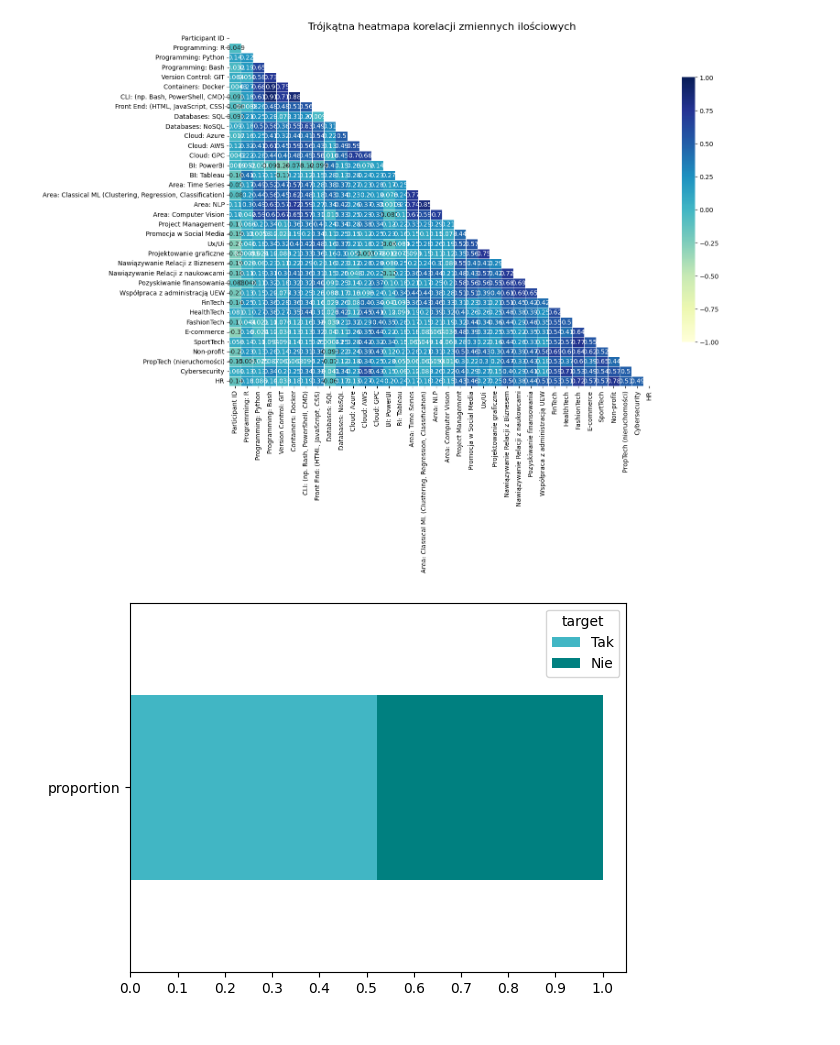
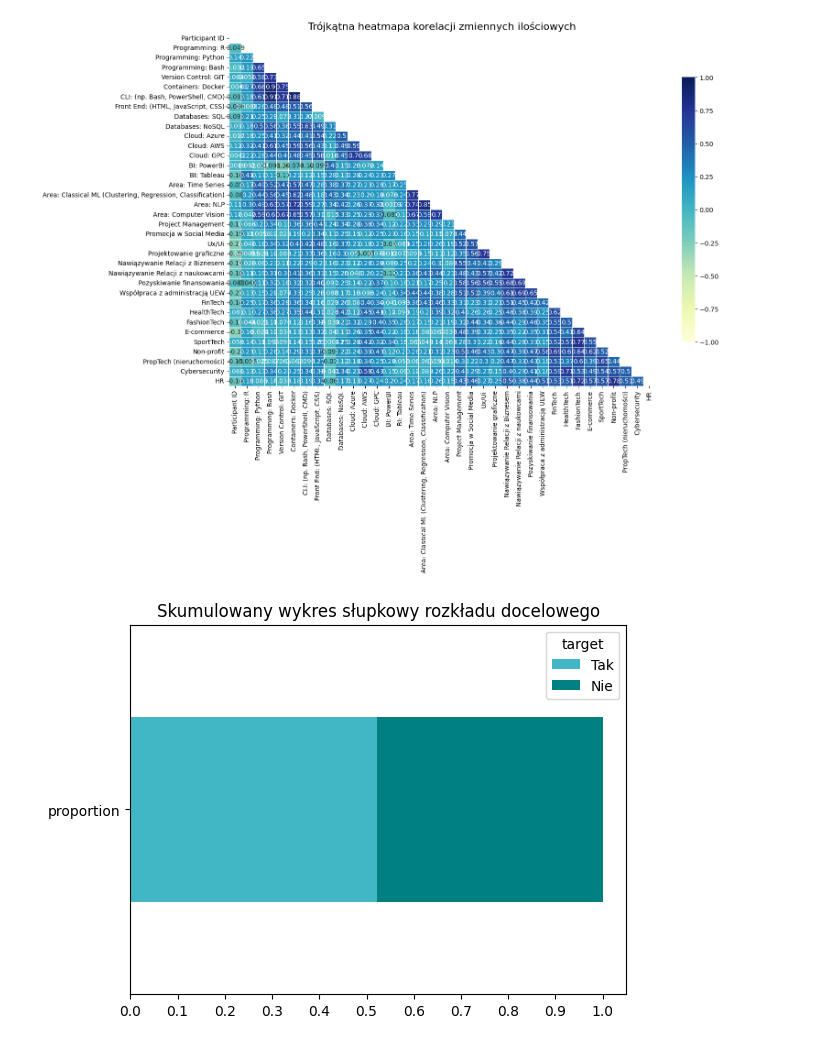
Before and after one commit to Zdanekk/Projekt-people-analytics, a Jupyter notebook: notebooks/03_ExploratoryDataAnalysis.ipynb, the cells around one changed output. Saved outputs shown, nothing was run; the diff lists cells and outputs as text; code cells hidden in the pictures.

Commit message:
plot title

```diff
--- a/notebooks/03_ExploratoryDataAnalysis.ipynb
+++ b/notebooks/03_ExploratoryDataAnalysis.ipynb
@@ -54,14 +54,15 @@ max                    3.000000       3.000000   4.000000
 # %%
 # Tworzenie skumulowanego wykresu słupkowego rozkładu docelowego
 target_distribution = data_filtered["target"].value_counts(normalize=True).to_frame().T.plot.barh(stacked=True, color=["#41B6C4", "#008080"])
 
 # data_filtered["target"].value_counts(normalize=True).to_frame().T.plot.barh(stacked=True)
 
 # Ustawienie etykiet co 0.1 od 0 do 1
 tick_values = [i/10.0 for i in range(11)]
 target_distribution.set_xticks(tick_values)
 target_distribution.set_xticklabels([f"{i/10.0:.1f}" for i in range(11)], fontsize=10)
+plt.title('Skumulowany wykres słupkowy rozkładu docelowego', fontsize=12)
 
 plt.show()
 # %% [output]
-[figure, old version]
+[figure, new version]
```
